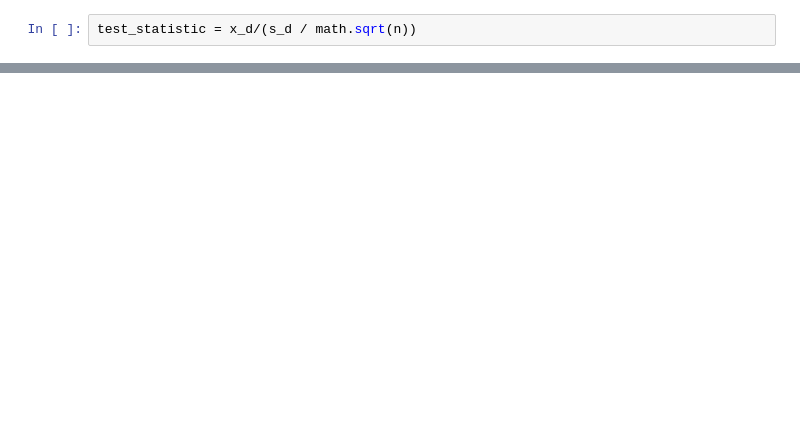
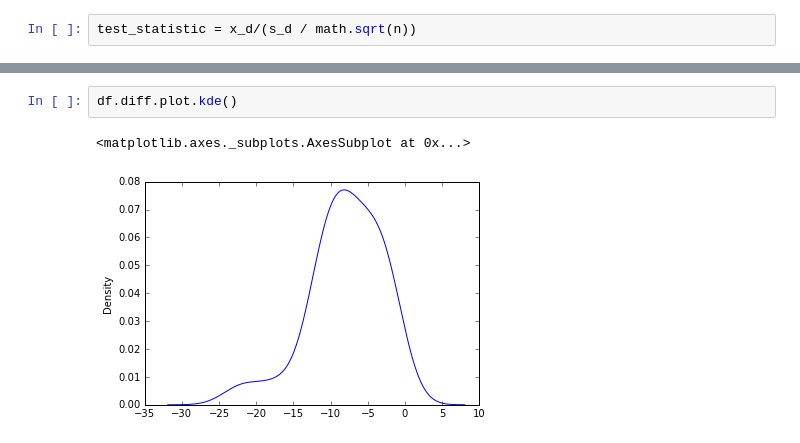
Before and after one commit to Deborah-Digges/dand, a Jupyter notebook: p1/stroop.ipynb, the cells around one changed output, grey strips where cells are left out. Drawn from its saved outputs; the diff is of its cells as text; blank space fills up the shorter version.

```diff
--- a/p1/stroop.ipynb
+++ b/p1/stroop.ipynb
@@ -99,0 +105,5 @@ stats.t.ppf(0.975, df=n-1)
+# %%
+df.diff.plot.kde()
+# %% [output]
+<matplotlib.axes._subplots.AxesSubplot at 0x...>
+[figure, added]
```
Also changed, not shown: parts of 6 cells of this notebook, 2 other files.
